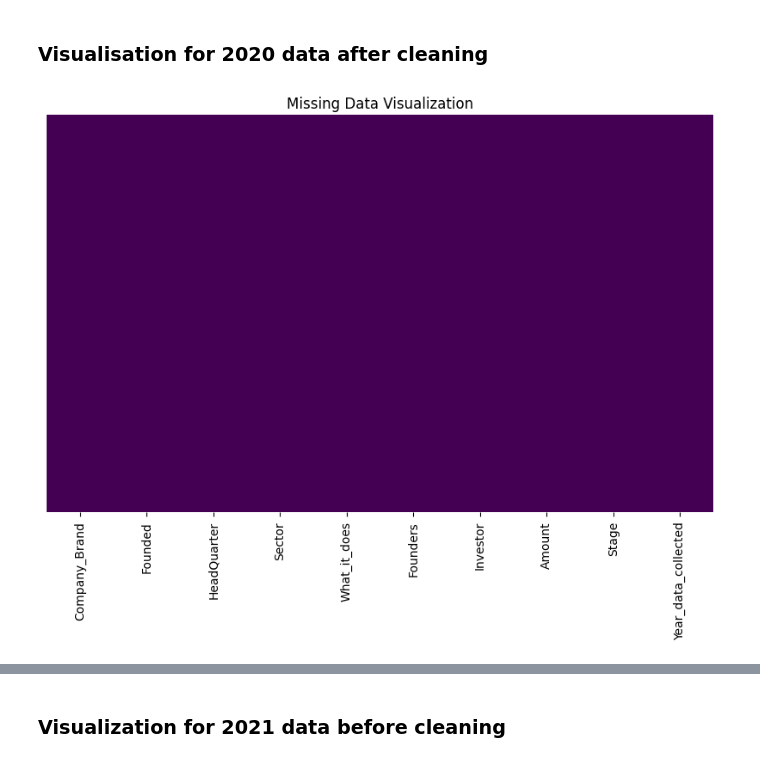
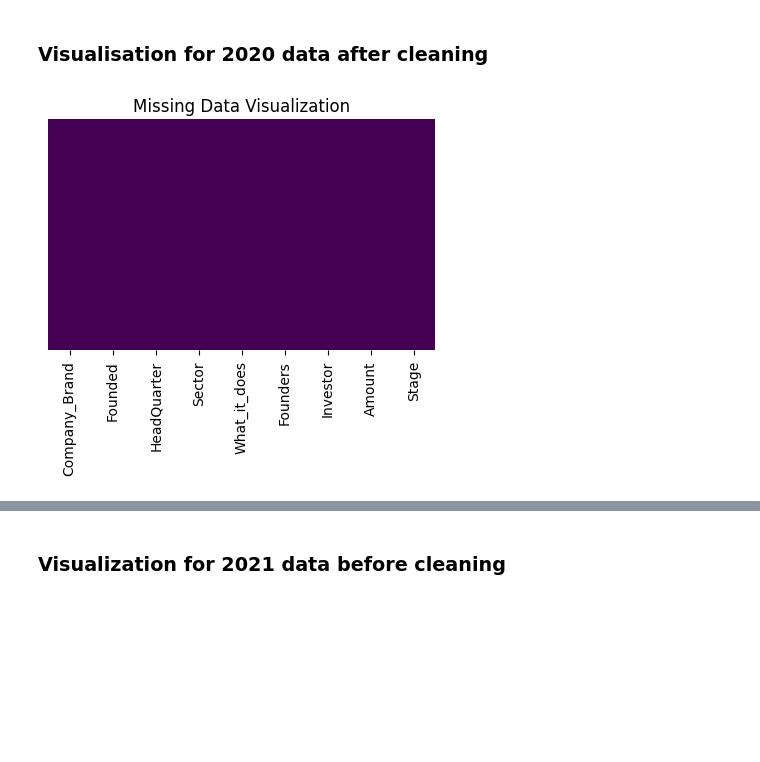
Before and after one commit to Vaniskemunto/ecosystem, a Jupyter notebook: ecosystem.ipynb, the cells around one changed output, grey strips where cells are left out. Drawn from its saved outputs; the diff is of its cells as text; code cells hidden in the pictures; blank space fills up the shorter version.

Commit message:
More data cleaning,EDA,Q & A

```diff
--- a/ecosystem.ipynb
+++ b/ecosystem.ipynb
@@ -71,3 +121,6 @@ data2020.head()
+# %%
+#dropping column 10
+data2020= data2020.drop('column10', axis=1)
 # %%
 data2020.shape
 # %% [output]
@@ -374,17 +411,18 @@ final_2020=cleandata_2020.drop('column10', axis=1)
 # %% [markdown]
 ### Visualisation for 2020 data  after cleaning
 # %%
+
 # Check for missing values
-missing_values = final_2020.isnull().sum()
+missing_values = cleandata_2020.isnull().sum()
 
 # Visualize missing data
 plt.figure(figsize=(5, 3))
-sns.heatmap(final_2020.isnull(), cmap='viridis', cbar=False, yticklabels=False)
+sns.heatmap(cleandata_2020.isnull(), cmap='viridis', cbar=False, yticklabels=False)
 plt.title('Missing Data Visualization')
 plt.show()
 
 # Display missing values summary
 print("Missing Values Summary:\n", missing_values)
 # %% [output]
-[figure, old version]
+[figure, new version]
 Missing Values Summary:
```
Also changed, not shown: parts of 105 cells of this notebook.
